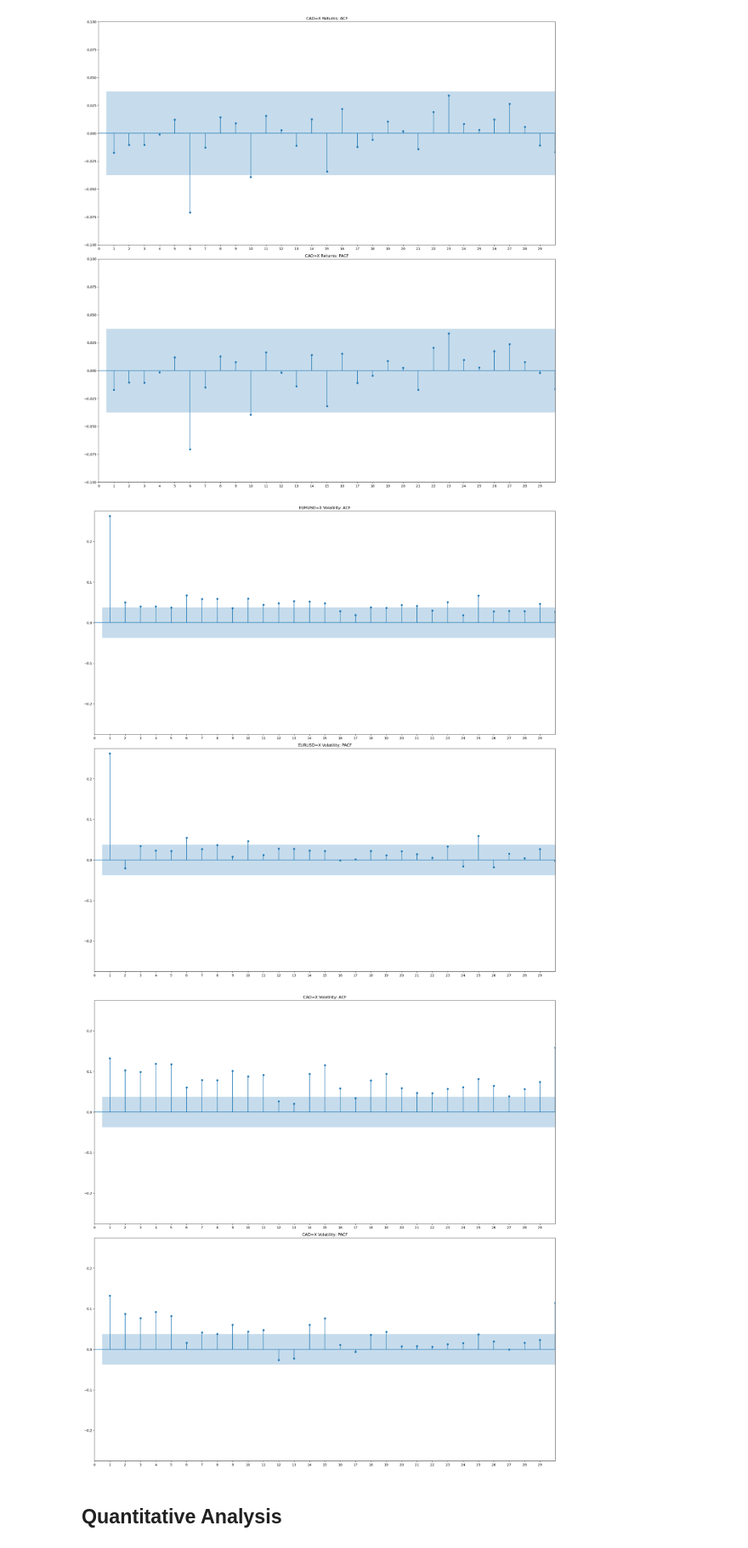
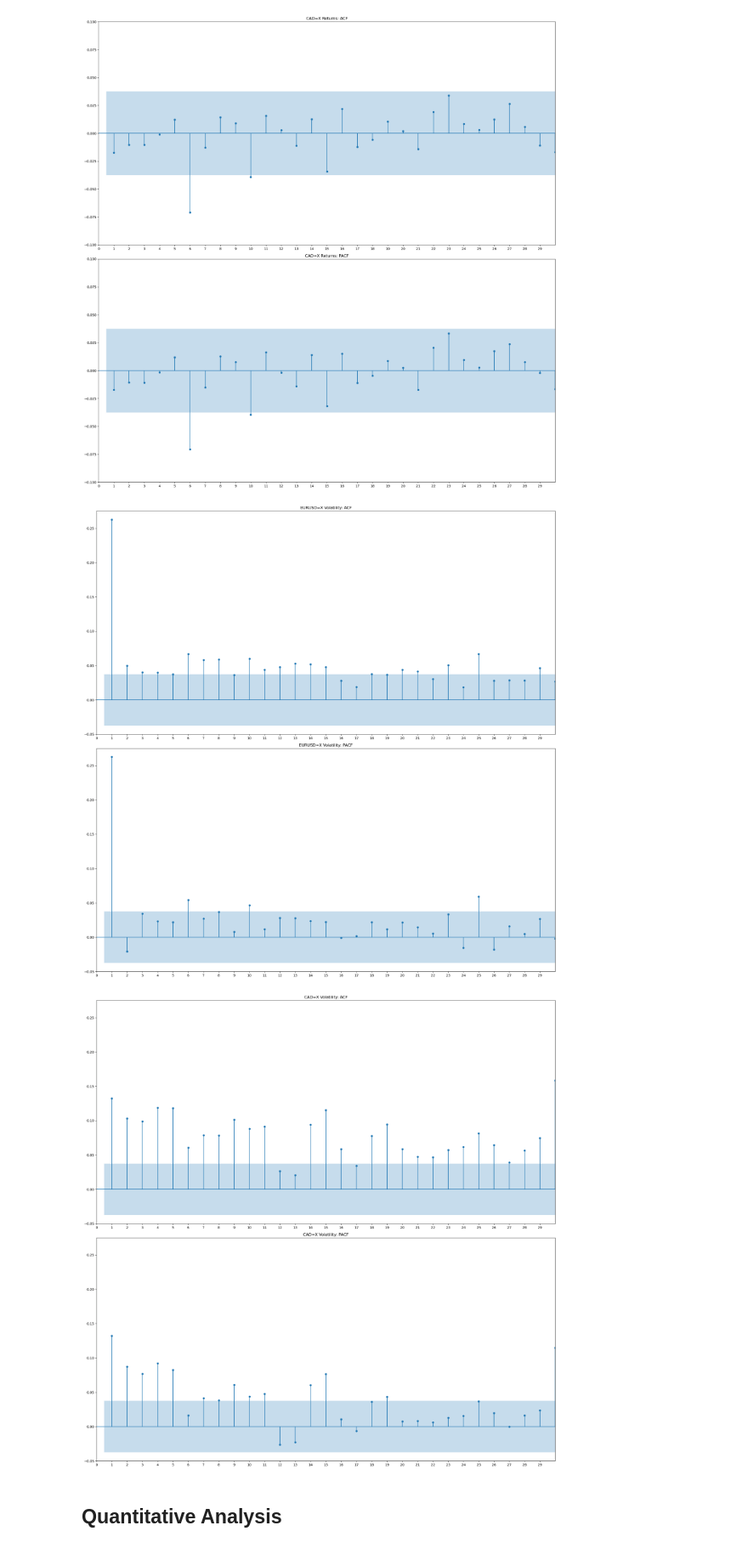
Before and after one commit to AnnastasiaStathakos/financial-time-series-forecasting, a Jupyter notebook: notebooks/01_forex_data_analysis.ipynb, the cells around one changed output. Shown at 85% size. Drawn from its saved outputs; the diff is of its cells as text; code cells hidden in the pictures.

```diff
--- a/notebooks/01_forex_data_analysis.ipynb
+++ b/notebooks/01_forex_data_analysis.ipynb
@@ -373,37 +373,37 @@ for ticker in tickers:
 # Plot ACF and PACF of Volatility
 for ticker in tickers:
     fig, ax = plt.subplots(2, 1, figsize=(20,20))
-    ymin, ymax = -0.275, 0.275
+    ymin, ymax = -0.05, 0.275
 
     title = f"{ticker} Volatility"
     plot_acf(returns_sq[ticker],
             lags=max_lags,
             bartlett_confint=False,
             ax=ax[0])
     ax[0].set_title(f"{title}: ACF")
     ax[0].set_xlim([0, max_lags])
     ax[0].set_ylim([ymin, ymax])
     ax[0].set_xticks(np.arange(0, max_lags, 1))
 
     plot_pacf(returns_sq[ticker],
                 lags=max_lags,
                 method='ywmle',
                 alpha=0.05,
                 use_vlines=True,
                 ax=ax[1])
     ax[1].set_title(f"{title}: PACF")
     ax[1].set_xlim([0, max_lags])
     ax[1].set_ylim([ymin, ymax])
     ax[1].set_xticks(np.arange(0, max_lags, 1))
 
     # save plot
     plt.savefig(f"../results/figures/ACF_PACF_volatility_{ticker}.png", dpi=300, bbox_inches="tight")
 
     plt.tight_layout()
     plt.show()
 # %% [output]
-[figure, old version]
+[figure, new version]
-[figure, old version]
+[figure, new version]
 # %%
 # rolling mean
 # %%
```
Also changed, not shown: parts of 1 cell of this notebook, 5 other files.
